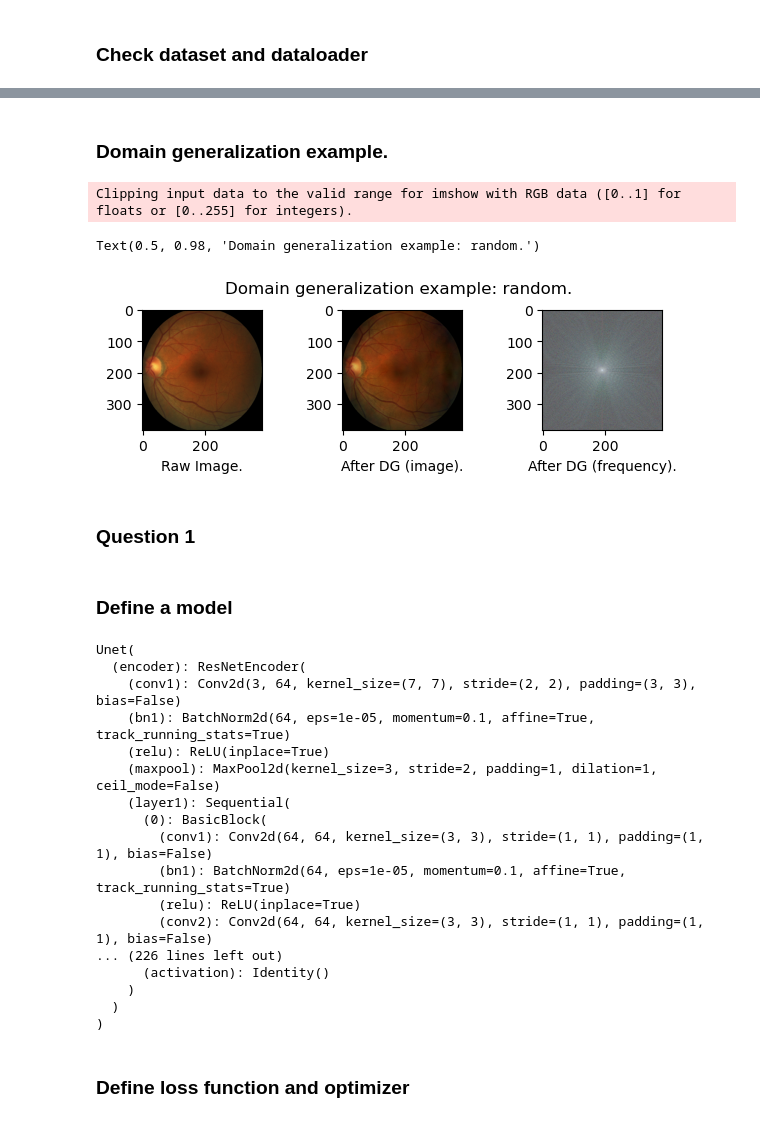
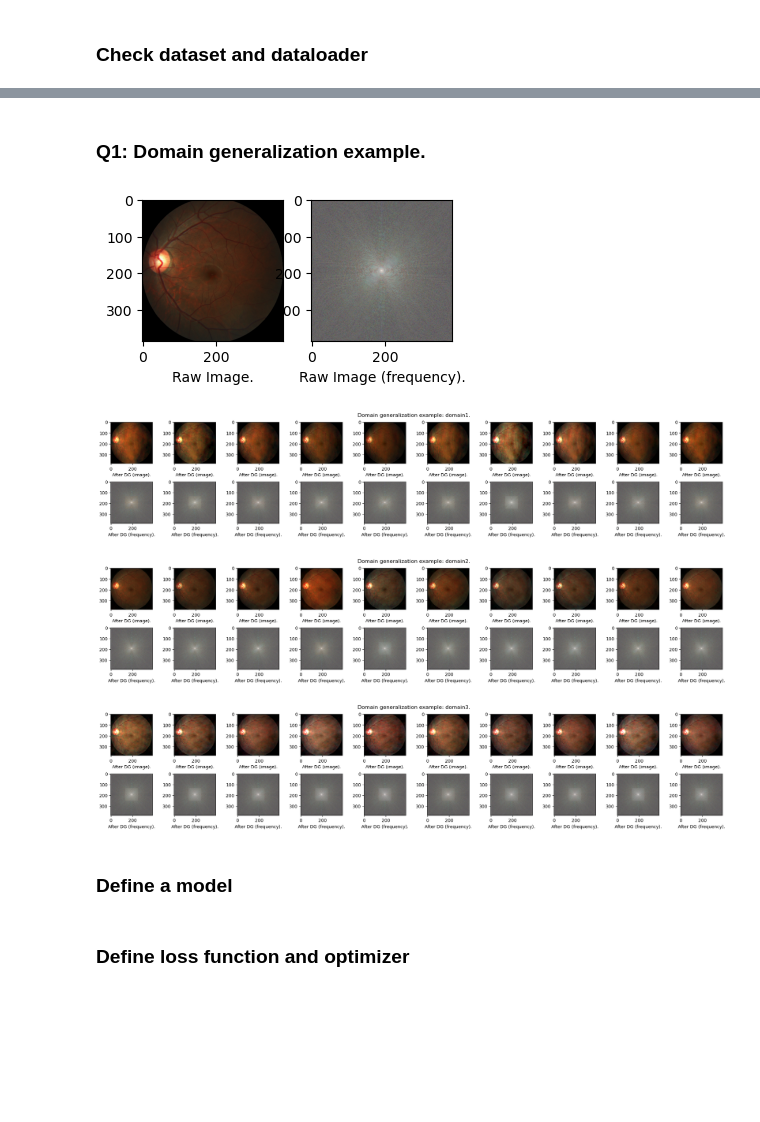
Before and after one commit to QianrenLi/DG_Segmentation_released, a Jupyter notebook: project1.ipynb, the cells around one changed output, grey strips where cells are left out. Drawn from its saved outputs; the diff is of its cells as text; code cells hidden in the pictures; blank space fills up the shorter version.

```diff
--- a/project1.ipynb
+++ b/project1.ipynb
@@ -55,29 +58,31 @@ plt.imshow(target_last,cmap='gray')
 # %% [markdown]
-### Domain generalization example.
+### Q1: Domain generalization example.
 # %%
 from dataset import domain_generization
-# last image of trainning set
-original_random_image = images.numpy()[-1]
-scaling_factor = 0.1 # 替换低频区域所占大小
+original_image, _ = trainset.__getitem__(0) # Use the first image in training set.
+scaling_factor = 0.3 # 替换低频区域所占大小
 ratio =0.5 #替换区域中目标域图片的幅度比重
-num_generalized=2
-domain = 'random' # 可选：'random'（默认）, 'domain1', 'domain2', 'domain3'.
-dg_outputs, dg_fre_outputs= np.array(domain_generization(original_random_image,scaling_factor,
-ratio,num_generalized,domain)) # 输出是一个float, 因为计算傅里叶变换的时候应该用float提高精度
-dg_output = dg_outputs[0]
-dg_fre_output = dg_fre_outputs[0]
-dg_fre_output = np.log(np.abs(dg_fre_output))/np.max(np.log(np.abs(dg_fre_output))) # log and normalize
-fig, axs = plt.subplots(1, 3, figsize=(6, 2), layout="constrained")
-axs[0].imshow(np.transpose(original_random_image, (1, 2, 0))[:,:,::-1])
-axs[0].set_xlabel('Raw Image.')
-axs[1].imshow(np.transpose(np.real(dg_output).astype(int), (1, 2, 0))[:,:,::-1]) # 转回int才可以直接imshow
-axs[1].set_xlabel('After DG (image).')
-axs[2].imshow(np.transpose(dg_fre_output,(1,2,0)),cmap='gray')
-axs[2].set_xlabel('After DG (frequency).')
-plt.suptitle('Domain generalization example: {}.'.format(domain))
+num_generalized=10
+domains = ['domain1','domain2','domain3'] # 可选：'random'（默认随机选择domain）, 'domain1', 'domain2', 'domain3'.
+original_image_freq = np.fft.fftshift(np.fft.fft2(original_image,axes=(-2,-1)),axes=(-2,-1))
+original_image_freq = np.log(np.abs(original_image_freq))/np.max(np.log(np.abs(original_image_freq))) # log and normalize
+plt.figure(figsize=[4,2])
+plt.subplot(1,2,1), plt.imshow(np.transpose(original_image, (1, 2, 0))[:,:,::-1]), plt.xlabel('Raw Image.')
+plt.subplot(1,2,2), plt.imshow(np.transpose(original_image_freq, (1, 2, 0))[:,:,::-1]), plt.xlabel('Raw Image (frequency).')
+for domain in domains:
+    dg_outputs, dg_fre_outputs= np.array(domain_generization(original_image,scaling_factor, ratio,num_generalized,domain)) # 输出是一个float, 因为计算傅里叶变换的时候应该用float提高精度
+    fig, axs = plt.subplots(2, num_generalized, figsize=(2*num_generalized, 2*2), layout="constrained")
+    for i in range(num_generalized):
+        dg_output = dg_outputs[i]
+        dg_fre_output = dg_fre_outputs[i]
+        dg_fre_output = np.log(np.abs(dg_fre_output))/np.max(np.log(np.abs(dg_fre_output))) # log and normalize
+        axs[0,i].imshow(np.clip(np.transpose(np.real(dg_output).astype(int), (1, 2, 0))[:,:,::-1],0,255)) # 转回int才可以直接imshow
+        axs[0,i].set_xlabel('After DG (image).')
+        axs[1,i].imshow(np.clip(np.transpose(dg_fre_output,(1,2,0))[:,:,::-1],0,1),cmap='gray')
+        axs[1,i].set_xlabel('After DG (frequency).')
+    plt.suptitle('Domain generalization example: {}.'.format(domain))
 # %% [output]
-Clipping input data to the valid range for imshow with RGB data ([0..1] for floats or [0..255] for integers).
-Text(0.5, 0.98, 'Domain generalization example: random.')
-[figure, old version]
+[figure, new version]
+[figure, added]
+[figure, added]
+[figure, added]
-# %% [markdown]
-### Question 1
@@ -97,25 +99,7 @@ net = smp.Unet(
     in_channels=3,                  # model input channels (1 for gray-scale images, 3 for RGB, etc.)
     classes=2,                      # model output channels (number of classes in your dataset)
 )
-print(net)
+# print(net)
-# %% [output]
-Unet(
-  (encoder): ResNetEncoder(
-    (conv1): Conv2d(3, 64, kernel_size=(7, 7), stride=(2, 2), padding=(3, 3), bias=False)
-    (bn1): BatchNorm2d(64, eps=1e-05, momentum=0.1, affine=True, track_running_stats=True)
-    (relu): ReLU(inplace=True)
-    (maxpool): MaxPool2d(kernel_size=3, stride=2, padding=1, dilation=1, ceil_mode=False)
-    (layer1): Sequential(
-      (0): BasicBlock(
-        (conv1): Conv2d(64, 64, kernel_size=(3, 3), stride=(1, 1), padding=(1, 1), bias=False)
-        (bn1): BatchNorm2d(64, eps=1e-05, momentum=0.1, affine=True, track_running_stats=True)
-        (relu): ReLU(inplace=True)
-        (conv2): Conv2d(64, 64, kernel_size=(3, 3), stride=(1, 1), padding=(1, 1), bias=False)
-... (226 lines left out)
-      (activation): Identity()
-    )
-  )
-)
 # %% [markdown]
 ### Define loss function and optimizer
 # %%
```
Also changed, not shown: parts of 3 cells of this notebook.
